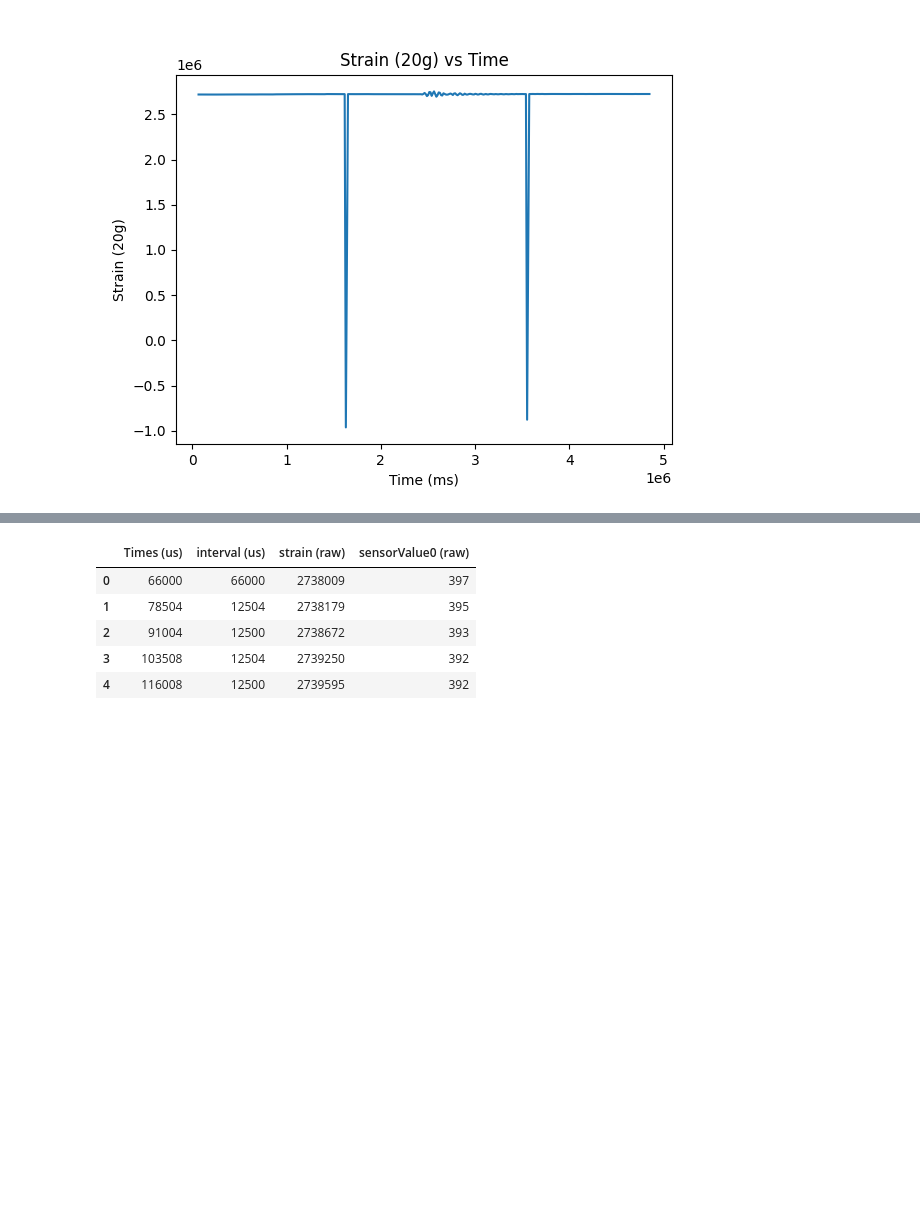
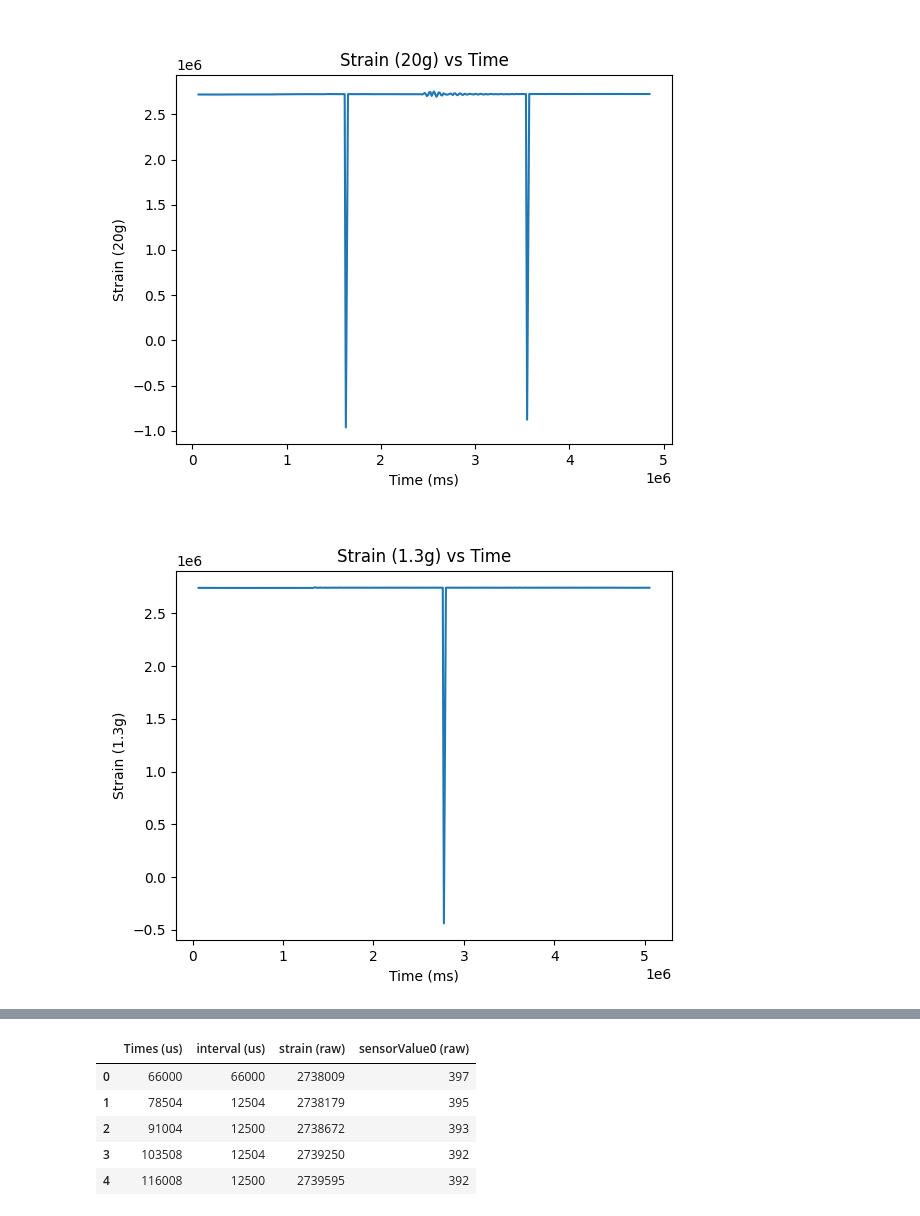
Before and after one commit to rkonecky/geng360-konecky, a Jupyter notebook: Lab 4 - Beam/Strain calcs.ipynb, the cells around one changed output, grey strips where cells are left out. Cells and saved outputs as stored; diff of their text form; code cells hidden in the pictures; blank space fills up the shorter version.

Commit message:
strain

```diff
--- a/Lab 4 - Beam/Strain calcs.ipynb
+++ b/Lab 4 - Beam/Strain calcs.ipynb
@@ -67,3 +67,21 @@ mplcursors.cursor(hover=False)  # Enable interactive cursor for data point selec
 plt.show()
 # %% [output]
 [figure]
+# %%
+strain13g = pd.read_csv("C:\\Users\\bexte\\Geng 360 shtuff\\geng360-konecky\\1.3gstrain.csv") # Make sure to update this file name to match your data!
+strain13g.head() #This will display the first few rows of the DataFrame
+
+plt.figure()  # Create a new figure
+sns.lineplot(x="Times (us)", y= "strain (raw)", data=strain13g)
+plt.title("Strain (1.3g) vs Time")
+plt.xlabel("Time (ms)")
+plt.ylabel("Strain (1.3g)")
+
+mplcursors.cursor(hover=False)  # Enable interactive cursor for data point selection
+
+# Click anywhere on your data to add a cursor
+# Right-click to remove a cursor
+
+plt.show()
+# %% [output]
+[figure, added]
```
Also changed, not shown: parts of 6 cells of this notebook.
